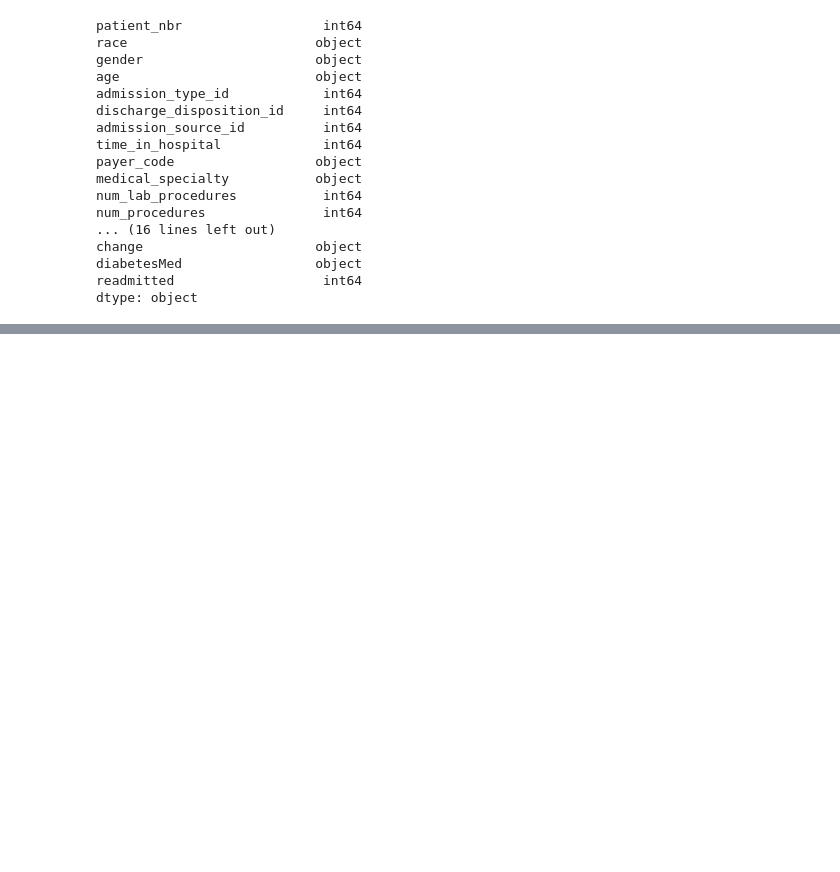
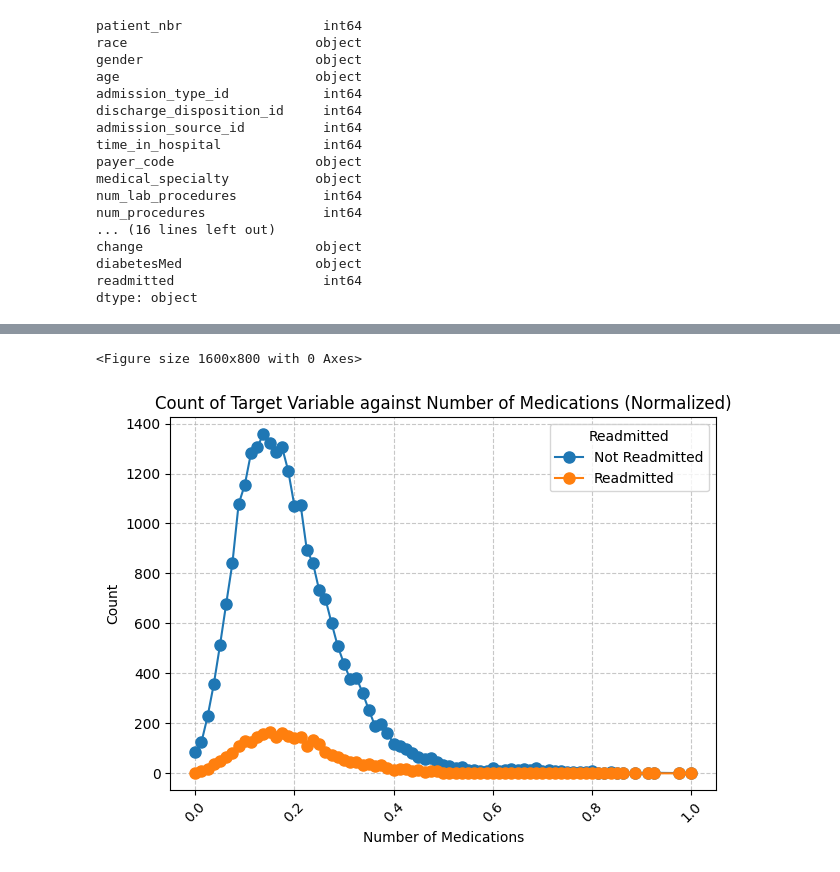
Before and after one commit to Raj-Vaghela/Patient-Readmission-Prediction-Google-Colab, a Jupyter notebook: BDPA_CW_Part_1.ipynb, the cells around one changed output, grey strips where cells are left out. Cells and saved outputs as stored; diff of their text form; code cells hidden in the pictures; blank space fills up the shorter version.

```diff
--- a/BDPA_CW_Part_1.ipynb
+++ b/BDPA_CW_Part_1.ipynb
@@ -186,0 +239,16 @@ See the caveats in the documentation: https://pandas.pydata.org/pandas-docs/stab
+# %%
+target_counts = df_no_outliers.groupby('num_medications')['readmitted'].value_counts().unstack(fill_value=0)
+
+plt.figure(figsize=(16, 8))
+target_counts.plot(kind='line', marker='o', markersize=8)
+plt.xlabel('Number of Medications')
+plt.ylabel('Count')
+plt.title('Count of Target Variable against Number of Medications (Normalized)')
+plt.legend(title='Readmitted', loc='upper right', labels=['Not Readmitted', 'Readmitted'])
+plt.grid(True, linestyle='--', alpha=0.7)
+plt.xticks(rotation=45)
+plt.tight_layout()
+plt.show()
+# %% [output]
+<Figure size 1600x800 with 0 Axes>
+[figure, added]
```
Also changed, not shown: parts of 9 cells of this notebook.
